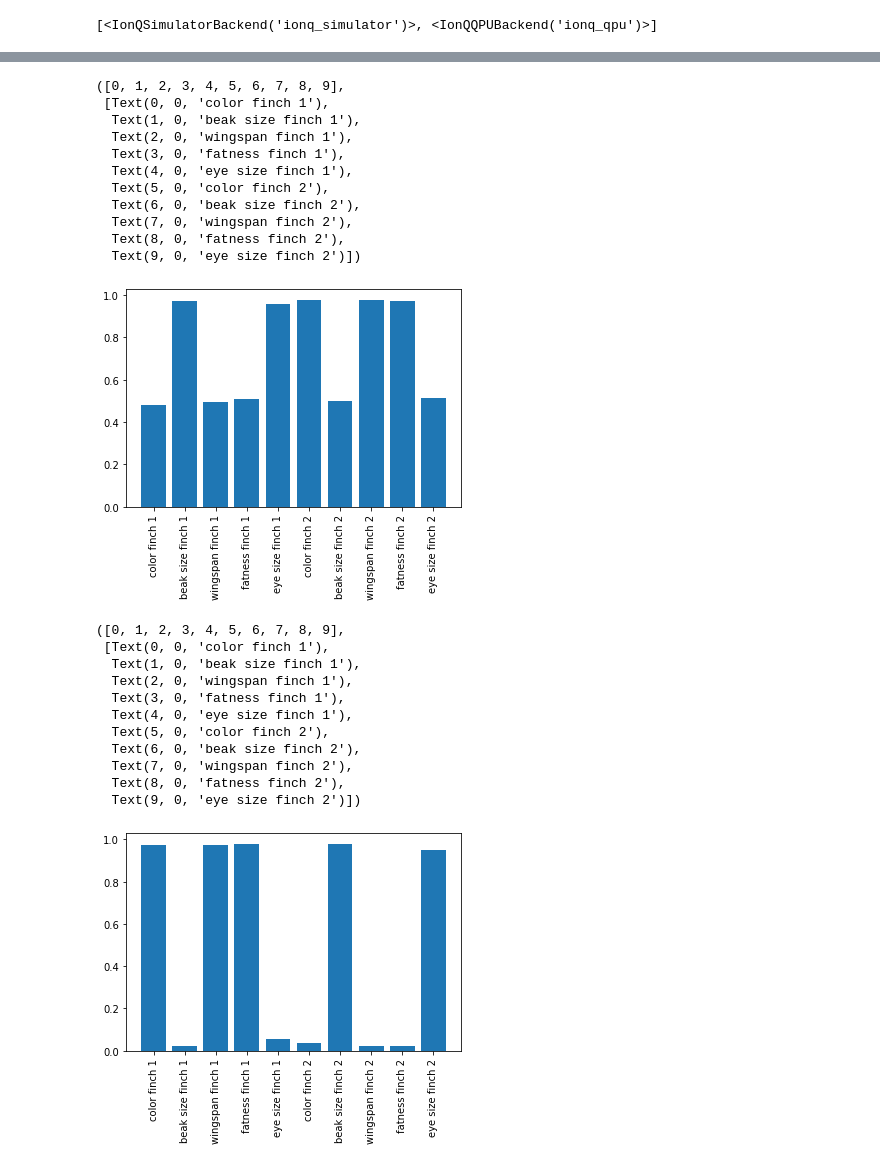
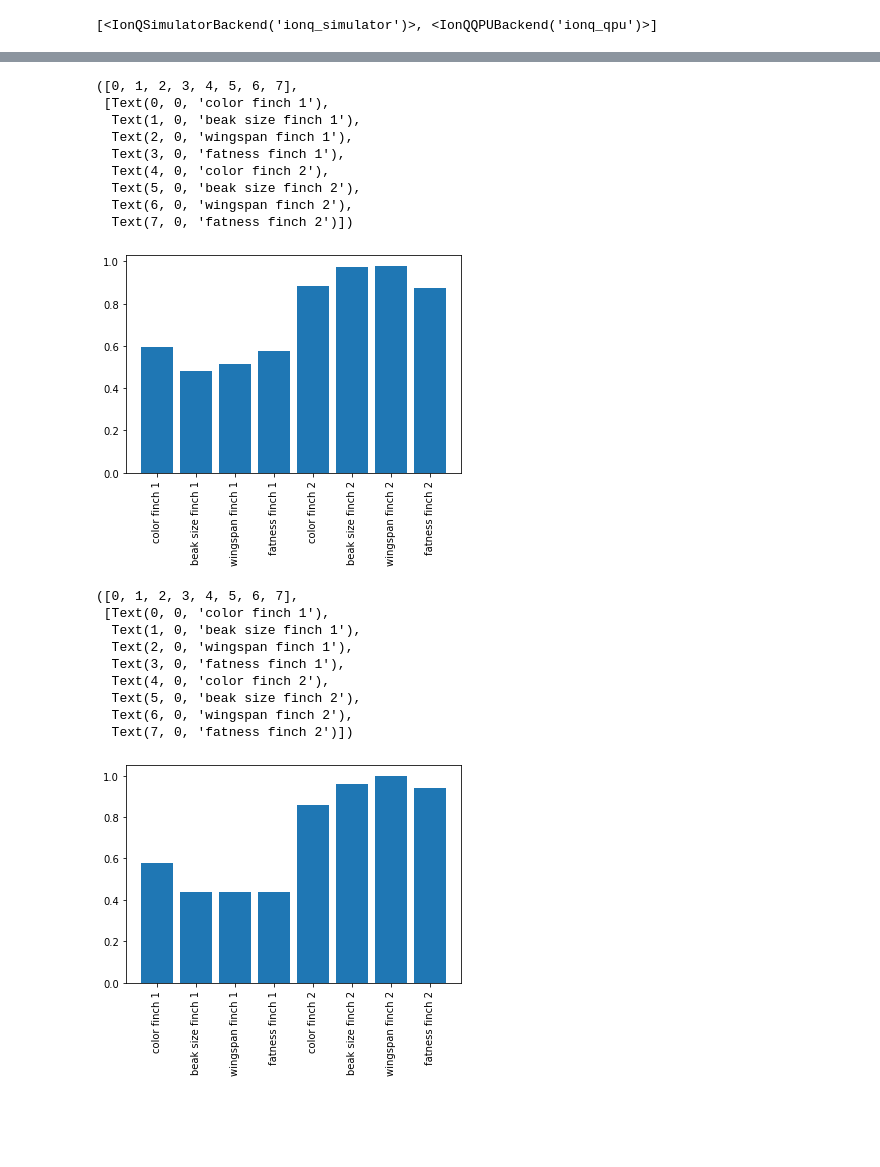
Before and after one commit to iQuHACK/2023_IonQ, a Jupyter notebook: pieter_qcircuit_builder.ipynb, the cells around one changed output, grey strips where cells are left out. Cells and saved outputs as stored; diff of their text form; code cells hidden in the pictures; blank space fills up the shorter version.

```diff
--- a/pieter_qcircuit_builder.ipynb
+++ b/pieter_qcircuit_builder.ipynb
@@ -105,7 +102,7 @@ plot_histogram(counts)
 # %%
-def characteristic_results_from_outcome(counts,finch_N=2):
+def characteristic_results_from_outcome(counts,shots,finch_N=2):
 
-    characteristics_per_finch = 5
+    characteristics_per_finch = 4
     characteristic_results = np.zeros(finch_N*characteristics_per_finch)
 
     for kk in range(len(characteristic_results)):
@@ -114,32 +111,30 @@ def characteristic_results_from_outcome(counts,finch_N=2):
             if string in counts:
                 characteristic_results[kk] += counts[string]
 
-    return characteristic_results
+    return characteristic_results/shots
 # %%
 import matplotlib.pyplot as plt
 
 characteristic_results = characteristic_results_from_outcome(counts,finch_N=2)
 
-plt.bar(['color finch 1','beak size finch 1','wingspan finch 1','fatness finch 1','eye size finch 1',
-        'color finch 2','beak size finch 2','wingspan finch 2','fatness finch 2','eye size finch 2'], characteristic_results/1024)
+plt.bar(['color finch 1','beak size finch 1','wingspan finch 1','fatness finch 1',
+        'color finch 2','beak size finch 2','wingspan finch 2','fatness finch 2'], characteristic_results)
 
 plt.xticks(rotation=90)
 # %% [output]
-([0, 1, 2, 3, 4, 5, 6, 7, 8, 9],
+([0, 1, 2, 3, 4, 5, 6, 7],
  [Text(0, 0, 'color finch 1'),
   Text(1, 0, 'beak size finch 1'),
   Text(2, 0, 'wingspan finch 1'),
   Text(3, 0, 'fatness finch 1'),
-  Text(4, 0, 'eye size finch 1'),
-  Text(5, 0, 'color finch 2'),
-  Text(6, 0, 'beak size finch 2'),
-  Text(7, 0, 'wingspan finch 2'),
-  Text(8, 0, 'fatness finch 2'),
-  Text(9, 0, 'eye size finch 2')])
+  Text(4, 0, 'color finch 2'),
+  Text(5, 0, 'beak size finch 2'),
+  Text(6, 0, 'wingspan finch 2'),
+  Text(7, 0, 'fatness finch 2')])
-[figure, old version]
+[figure, new version]
 # %%
 def theta_is_from_outcome(characteristic_results):
-    theta_i = np.arccos(np.sqrt(characteristic_results/1024))
+    theta_i = np.arccos(np.sqrt(characteristic_results))
     return 2*theta_i
 # %%
 def natural_selection_modifier(theta_i, preferred_characteristics, multiplier):
@@ -156,31 +151,29 @@ theta_i = natural_selection_modifier(theta_i, preferred_characteristics, multipl
 # %%
 #theta_intra = [[0,0,0],[pi,pi,pi]]
 theta_intra = [[pi/10,pi/10,pi/10],[pi/10,pi/10,pi/10]]
-theta_inter = 0
+theta_inter = [pi/4, pi/4]
 
 
 circuit = create_quantum_circuit(theta_i, theta_intra, theta_inter, N_finches=2)
 # %%
-job = backend.run(circuit)
+job = backend.run(circuit, shots=50)
 result = job.result()
 counts = result.get_counts()
 # %%
 characteristic_results = characteristic_results_from_outcome(counts,finch_N=2)
 
-plt.bar(['color finch 1','beak size finch 1','wingspan finch 1','fatness finch 1','eye size finch 1',
-        'color finch 2','beak size finch 2','wingspan finch 2','fatness finch 2','eye size finch 2'], characteristic_results/1024)
+plt.bar(['color finch 1','beak size finch 1','wingspan finch 1','fatness finch 1',
+        'color finch 2','beak size finch 2','wingspan finch 2','fatness finch 2'], characteristic_results/50)
 
 plt.xticks(rotation=90)
 # %% [output]
-([0, 1, 2, 3, 4, 5, 6, 7, 8, 9],
+([0, 1, 2, 3, 4, 5, 6, 7],
  [Text(0, 0, 'color finch 1'),
   Text(1, 0, 'beak size finch 1'),
   Text(2, 0, 'wingspan finch 1'),
   Text(3, 0, 'fatness finch 1'),
-  Text(4, 0, 'eye size finch 1'),
-  Text(5, 0, 'color finch 2'),
-  Text(6, 0, 'beak size finch 2'),
-  Text(7, 0, 'wingspan finch 2'),
-  Text(8, 0, 'fatness finch 2'),
-  Text(9, 0, 'eye size finch 2')])
+  Text(4, 0, 'color finch 2'),
+  Text(5, 0, 'beak size finch 2'),
+  Text(6, 0, 'wingspan finch 2'),
+  Text(7, 0, 'fatness finch 2')])
-[figure, old version]
+[figure, new version]
```
Also changed, not shown: parts of 7 cells of this notebook.
